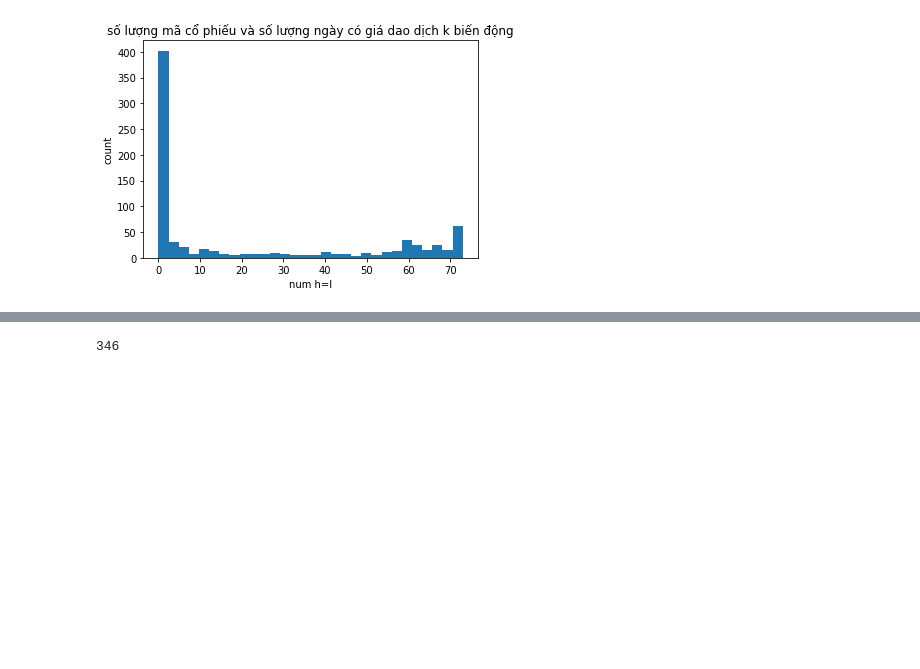
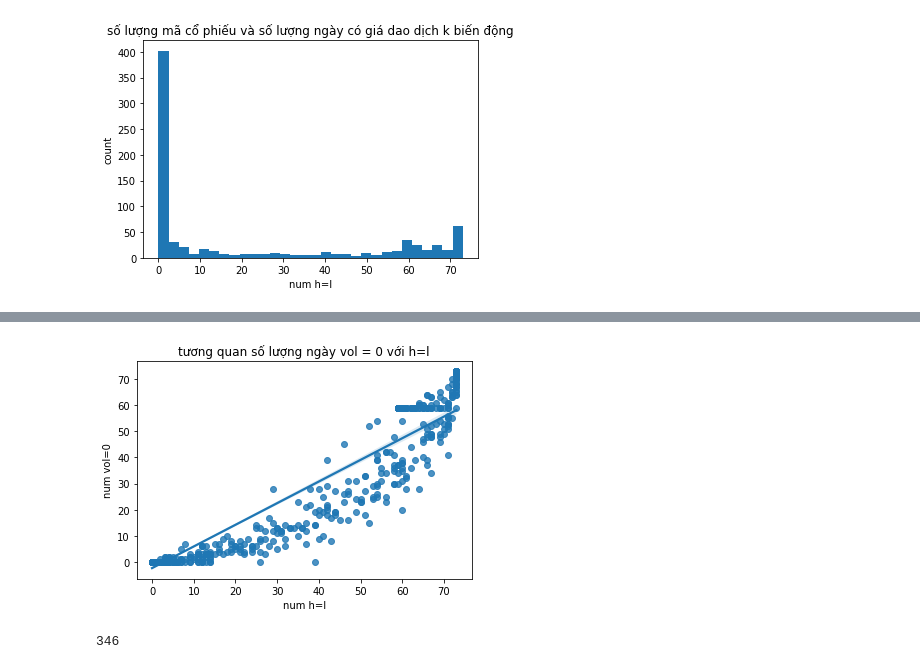
Before and after one commit to longpt233/stock-trace, a Jupyter notebook: ETL_filter_00/EDA_Stock.ipynb, the cells around one changed output, grey strips where cells are left out. Cells and saved outputs as stored; diff of their text form; code cells hidden in the pictures; blank space fills up the shorter version.

```diff
--- a/ETL_filter_00/EDA_Stock.ipynb
+++ b/ETL_filter_00/EDA_Stock.ipynb
@@ -214,3 +239,12 @@ Text(0.5, 0, 'num h=l')
+# %%
+sns.regplot(df_stock_info['h=l'], df_stock_info['vol=0'])
+plt.title("tương quan số lượng ngày vol = 0 với h=l")
+plt.xlabel("num h=l")
+plt.ylabel("num vol=0")
+
+plt.show()
+# %% [output]
+[figure, added]
 # %%
 list_com_not_change_v2 = df_stock_info[df_stock_info['h=l']>=10]
 len(list_com_not_change_v2)
```
Also changed, not shown: parts of 5 cells of this notebook, 2 other files.
